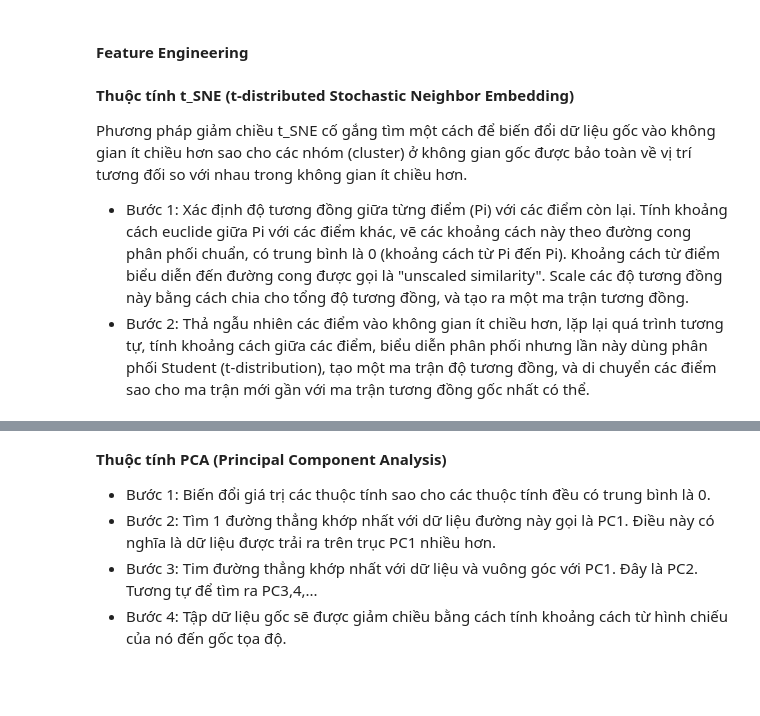
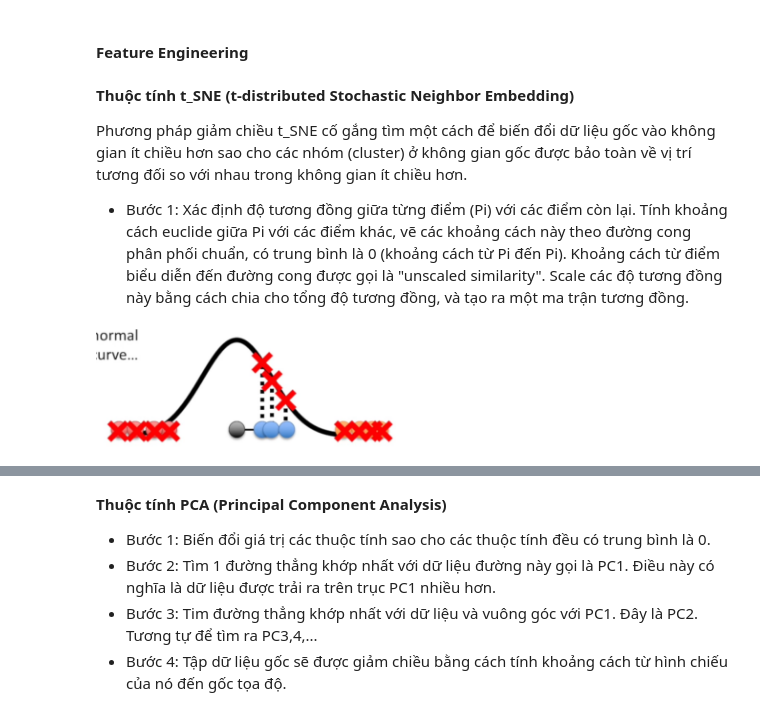
Before and after one commit to linh0303052/AplliedDSGroup11, a Jupyter notebook: Report2.ipynb, the cells around one changed output, grey strips where cells are left out. Drawn from its saved outputs; the diff is of its cells as text; code cells hidden in the pictures; blank space fills up the shorter version.

Commit message:
add images for tsne explanation

```diff
--- a/Report2.ipynb
+++ b/Report2.ipynb
@@ -273,4 +271,7 @@ def normalize_features(train, test):
 
 Phương pháp giảm chiều t_SNE cố gắng tìm một cách để biến đổi dữ liệu gốc vào không gian ít chiều hơn sao cho các nhóm (cluster) ở không gian gốc được bảo toàn về vị trí tương đối so với nhau trong không gian ít chiều hơn.
 - Bước 1: Xác định độ tương đồng giữa từng điểm (Pi) với các điểm còn lại. Tính khoảng cách euclide giữa Pi với các điểm khác, vẽ các khoảng cách này theo đường cong phân phối chuẩn, có trung bình là 0 (khoảng cách từ Pi đến Pi). Khoảng cách từ điểm biểu diễn đến đường cong được gọi là "unscaled similarity". Scale các độ tương đồng này bằng cách chia cho tổng độ tương đồng, và tạo ra một ma trận tương đồng.
-- Bước 2: Thả ngẫu nhiên các điểm vào không gian ít chiều hơn, lặp lại quá trình tương tự, tính khoảng cách giữa các điểm, biểu diễn phân phối nhưng lần này dùng phân phối Student (t-distribution), tạo một ma trận độ tương đồng, và di chuyển các điểm sao cho ma trận mới gần với ma trận tương đồng gốc nhất có thể.
+# %%
+Image(filename='data/image/tsne2.png', width=300)
+# %% [output]
+[figure, added]
```
Also changed, not shown: parts of 9 cells of this notebook, 5 other files.
